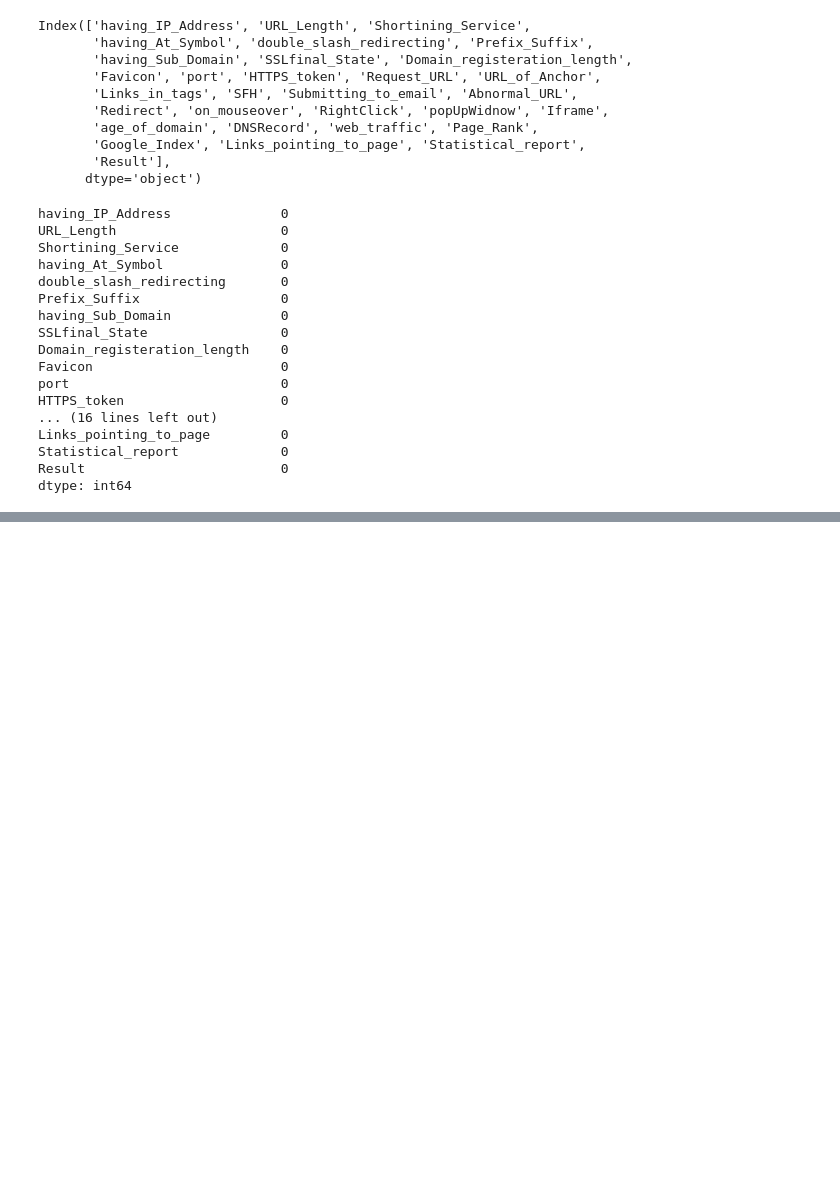
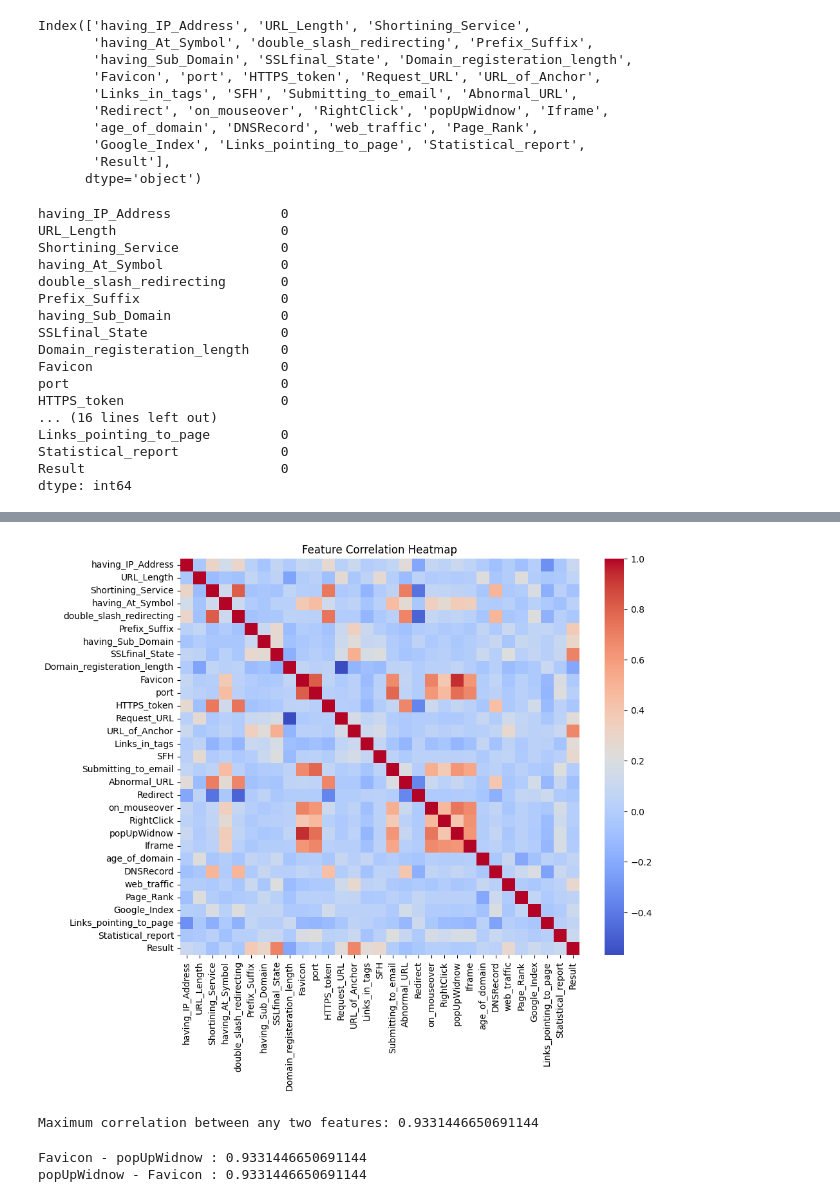
Before and after one commit to khushinanda29/phishing-website-detection, a Jupyter notebook: notebooks/EDA.ipynb, the cells around one changed output, grey strips where cells are left out. Saved outputs shown, nothing was run; the diff lists cells and outputs as text; code cells hidden in the pictures; blank space fills up the shorter version.

```diff
--- a/notebooks/EDA.ipynb
+++ b/notebooks/EDA.ipynb
@@ -95,0 +229,42 @@ dtype: int64
+# %%
+# Feature Correlation Heatmap
+corr = df.corr()
+
+plt.figure(figsize=(10,8))
+sns.heatmap(corr, cmap="coolwarm")
+plt.title("Feature Correlation Heatmap")
+plt.show()
+# %% [output]
+[figure, added]
+# %%
+# Check for multicollinearity by looking at the correlation matrix
+import numpy as np
+
+corr = df.corr()
+
+# Get absolute correlations
+corr_matrix = corr.abs()
+
+# Remove self-correlation
+np.fill_diagonal(corr_matrix.values, 0)
+
+# Find highest correlation
+max_corr = corr_matrix.max().max()
+
+print("Maximum correlation between any two features:", max_corr)
+# %% [output]
+Maximum correlation between any two features: 0.9331446650691144
+# %%
+# Identify pairs of features with high correlation (e.g., > 0.9)
+import numpy as np
+
+corr = df.corr().abs()
+np.fill_diagonal(corr.values, 0)
+
+high_corr = np.where(corr > 0.9)
+
+for i, j in zip(*high_corr):
+    print(corr.index[i], "-", corr.columns[j], ":", corr.iloc[i, j])
+# %% [output]
+Favicon - popUpWidnow : 0.9331446650691144
+popUpWidnow - Favicon : 0.9331446650691144
```
Also changed, not shown: parts of 19 cells of this notebook, 2 other files.
